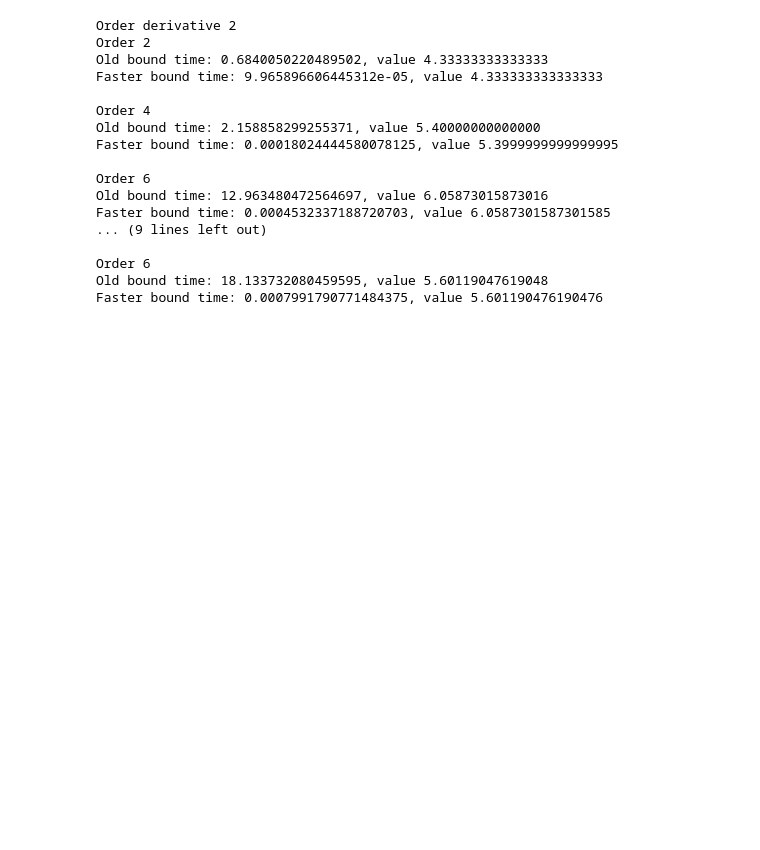
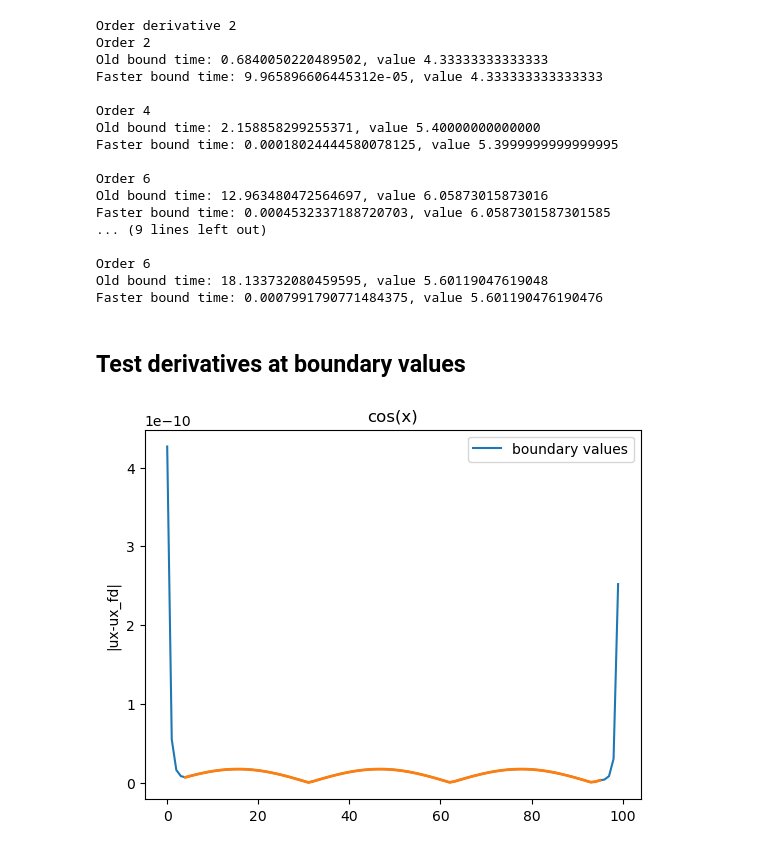
Before and after one commit to HillaryHauger/robust-identifiability-symbolic-recovery, a Jupyter notebook: Noise Analysis/higher_order_finitedifferences.ipynb, the cells around one changed output. Cells and saved outputs as stored; diff of their text form; code cells hidden in the pictures; blank space fills up the shorter version.

Commit message:
Started with JRC analysis on an easy example with perfect bounds, also started plotting

```diff
--- a/Noise Analysis/higher_order_finitedifferences.ipynb
+++ b/Noise Analysis/higher_order_finitedifferences.ipynb
@@ -495,3 +495,38 @@ Faster bound time: 0.0004532337188720703, value 6.0587301587301585
 Order 6
 Old bound time: 18.133732080459595, value 5.60119047619048
 Faster bound time: 0.0007991790771484375, value 5.601190476190476
+# %% [markdown]
+## Test derivatives at boundary  values
+# %%
+x=np.linspace(0,10,100)
+"""
+u = np.exp(x)
+ux = np.exp(x)
+function="exp(x)"
+"""
+u = np.cos(x)
+ux = -np.sin(x)
+function="cos(x)"
+dx=x[1]-x[0]
+# %%
+ux_fd= ps.FiniteDifference(order=8,d=1, axis=0, drop_endpoints=False)._differentiate(u, dx)
+ux_fd_no_bound= ps.FiniteDifference(order=8,d=1, axis=0, drop_endpoints=True)._differentiate(u, dx)
+# %%
+# Create a figure and axis
+fig, ax = plt.subplots()
+plt.title(function)
+# Plotting the absolute differences
+ax.plot(abs(ux - ux_fd), label='boundary values')
+ax.plot(abs(ux - ux_fd_no_bound),linewidth=2.0)
+
+# Adding labels and legend
+ax.set_ylabel("|ux-ux_fd|")
+ax.legend()
+
+# Save the figure
+plt.savefig(f'Images/absolute_differences_plot_{function}.png')
+
+# Show the plot
+plt.show()
+# %% [output]
+[figure, added]
```
Also changed, not shown: 6 other files.
